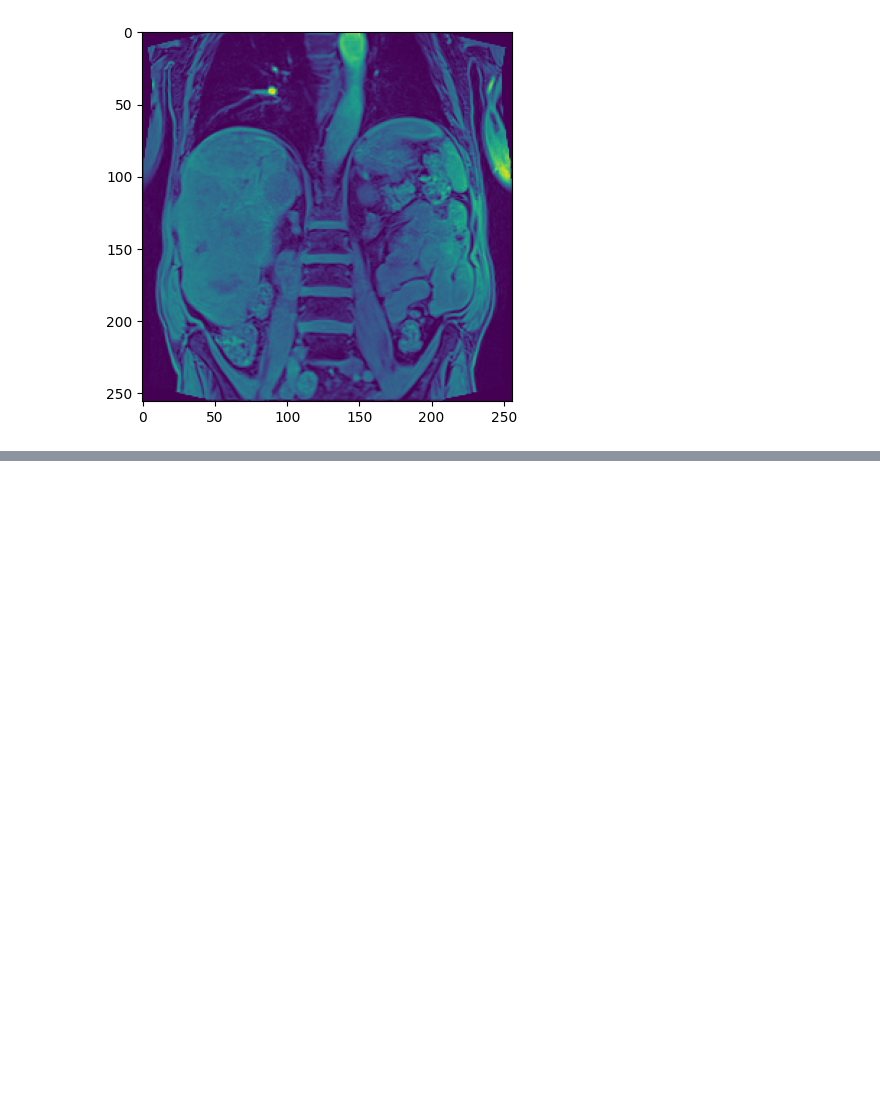
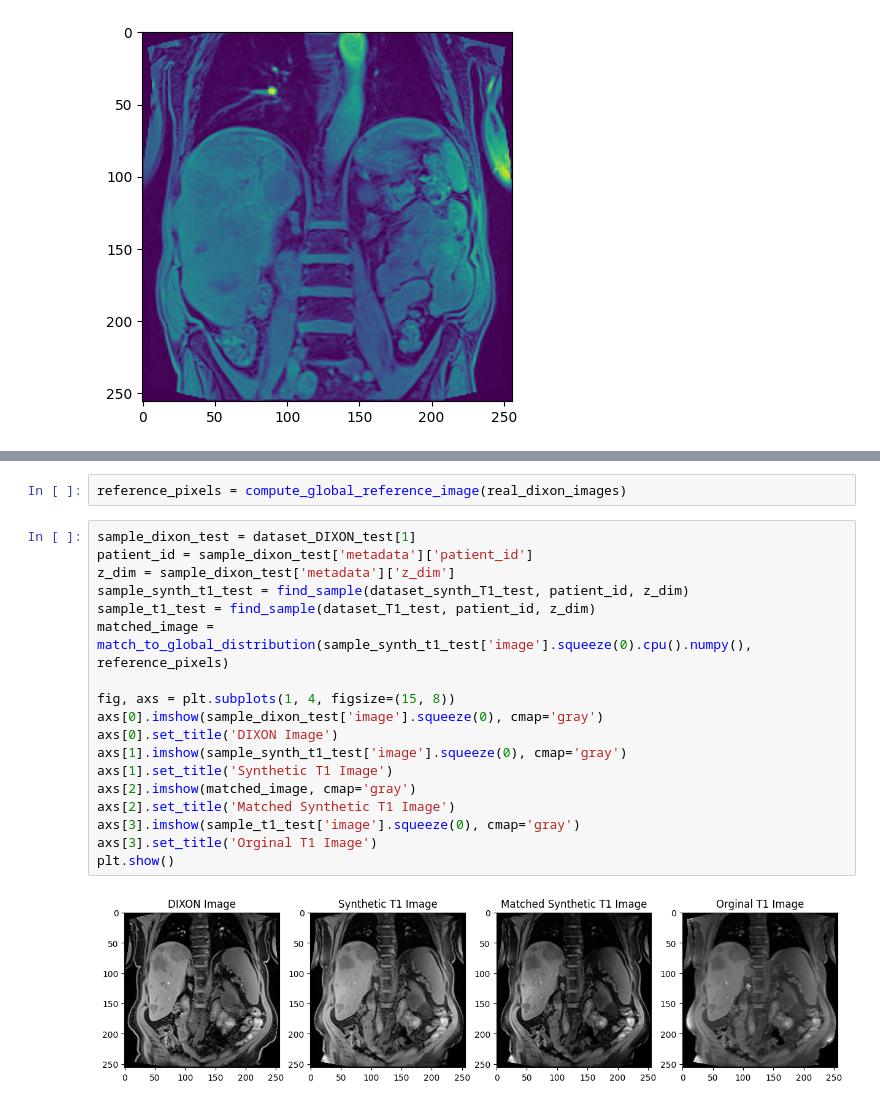
Before and after one commit to unicorne/SynDiff, a Jupyter notebook: wrapper.ipynb, the cells around one changed output, grey strips where cells are left out. Cells and saved outputs as stored; diff of their text form; blank space fills up the shorter version.

```diff
--- a/wrapper.ipynb
+++ b/wrapper.ipynb
@@ -265,0 +708,22 @@ python train.py --image_size 256 --exp exp_syndiff --num_channels 2 --num_channe
+# %%
+reference_pixels = compute_global_reference_image(real_dixon_images)
+# %%
+sample_dixon_test = dataset_DIXON_test[1]
+patient_id = sample_dixon_test['metadata']['patient_id']
+z_dim = sample_dixon_test['metadata']['z_dim']
+sample_synth_t1_test = find_sample(dataset_synth_T1_test, patient_id, z_dim)
+sample_t1_test = find_sample(dataset_T1_test, patient_id, z_dim)
+matched_image = match_to_global_distribution(sample_synth_t1_test['image'].squeeze(0).cpu().numpy(), reference_pixels)
+
+fig, axs = plt.subplots(1, 4, figsize=(15, 8))
+axs[0].imshow(sample_dixon_test['image'].squeeze(0), cmap='gray')
+axs[0].set_title('DIXON Image')
+axs[1].imshow(sample_synth_t1_test['image'].squeeze(0), cmap='gray')
+axs[1].set_title('Synthetic T1 Image')
+axs[2].imshow(matched_image, cmap='gray')
+axs[2].set_title('Matched Synthetic T1 Image')
+axs[3].imshow(sample_t1_test['image'].squeeze(0), cmap='gray')
+axs[3].set_title('Orginal T1 Image')
+plt.show()
+# %% [output]
+[figure, added]
```
Also changed, not shown: parts of 36 cells of this notebook, 9 other files.
